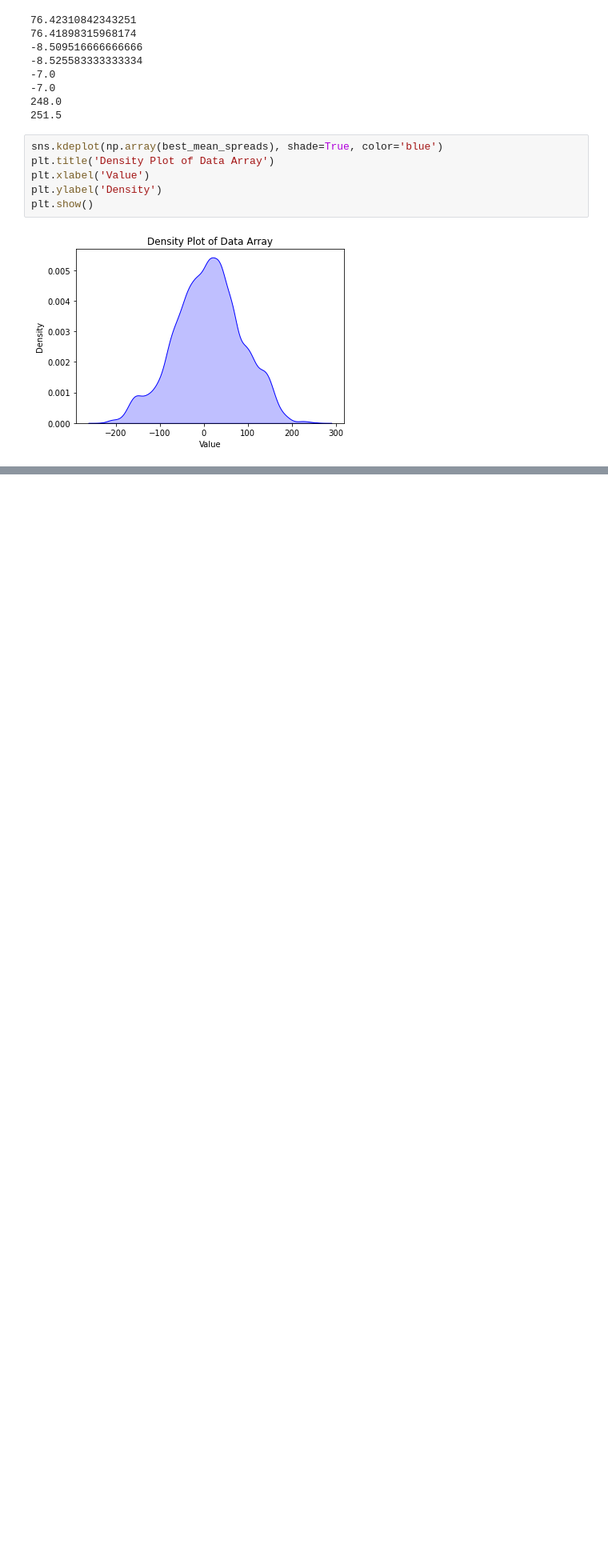
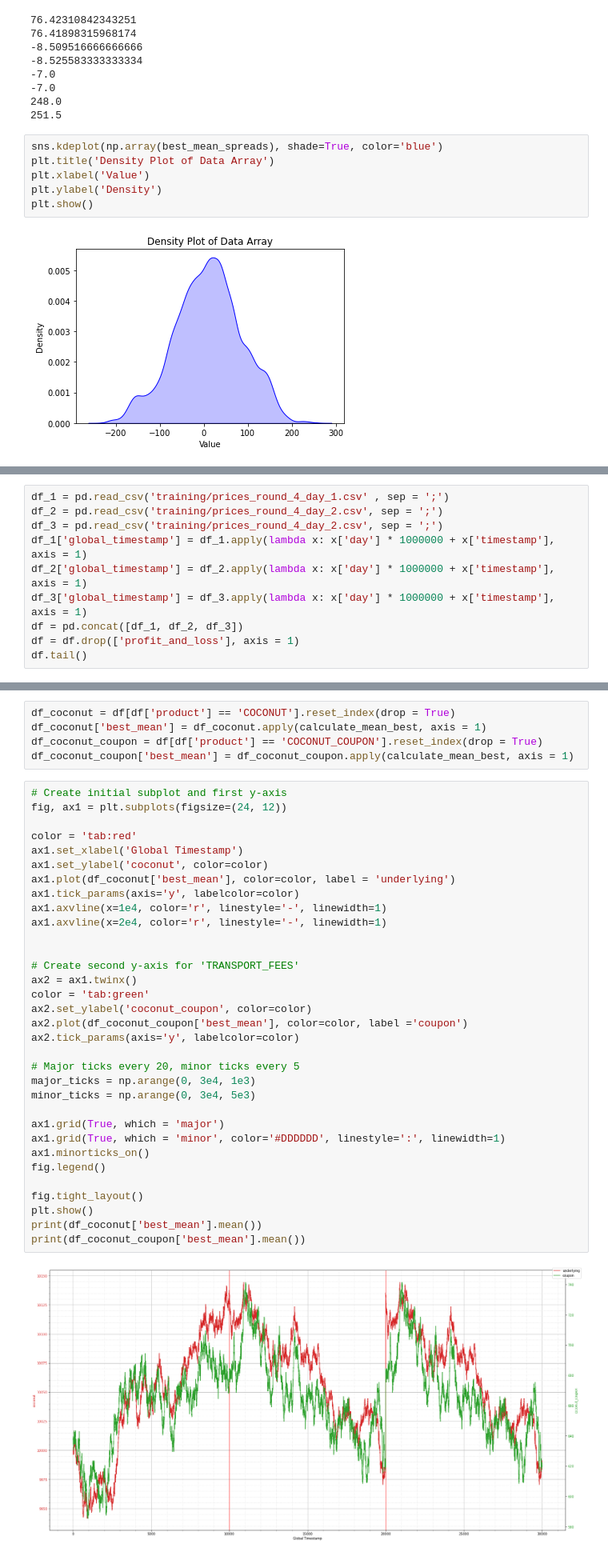
Before and after one commit to WiJoWill/IMC2024Will, a Jupyter notebook: data_analysis.ipynb, the cells around one changed output, grey strips where cells are left out. Shown at 80% size. Saved outputs shown, nothing was run; the diff lists cells and outputs as text; blank space fills up the shorter version.

Commit message:
finish round 4

```diff
--- a/data_analysis.ipynb
+++ b/data_analysis.ipynb
@@ -1301,0 +1305,10 @@ plt.show()
+# %%
+df_1 = pd.read_csv('training/prices_round_4_day_1.csv' , sep = ';')
+df_2 = pd.read_csv('training/prices_round_4_day_2.csv', sep = ';')
+df_3 = pd.read_csv('training/prices_round_4_day_2.csv', sep = ';')
+df_1['global_timestamp'] = df_1.apply(lambda x: x['day'] * 1000000 + x['timestamp'], axis = 1)
+df_2['global_timestamp'] = df_2.apply(lambda x: x['day'] * 1000000 + x['timestamp'], axis = 1)
+df_3['global_timestamp'] = df_3.apply(lambda x: x['day'] * 1000000 + x['timestamp'], axis = 1)
+df = pd.concat([df_1, df_2, df_3])
+df = df.drop(['profit_and_loss'], axis = 1)
+df.tail()
@@ -1301,0 +1322,40 @@ plt.show()
+# %%
+df_coconut = df[df['product'] == 'COCONUT'].reset_index(drop = True)
+df_coconut['best_mean'] = df_coconut.apply(calculate_mean_best, axis = 1)
+df_coconut_coupon = df[df['product'] == 'COCONUT_COUPON'].reset_index(drop = True)
+df_coconut_coupon['best_mean'] = df_coconut_coupon.apply(calculate_mean_best, axis = 1)
+# %%
+# Create initial subplot and first y-axis
+fig, ax1 = plt.subplots(figsize=(24, 12))
+
+color = 'tab:red'
+ax1.set_xlabel('Global Timestamp')
+ax1.set_ylabel('coconut', color=color)
+ax1.plot(df_coconut['best_mean'], color=color, label = 'underlying')
+ax1.tick_params(axis='y', labelcolor=color)
+ax1.axvline(x=1e4, color='r', linestyle='-', linewidth=1)
+ax1.axvline(x=2e4, color='r', linestyle='-', linewidth=1)
+
+
+# Create second y-axis for 'TRANSPORT_FEES'
+ax2 = ax1.twinx()
+color = 'tab:green'
+ax2.set_ylabel('coconut_coupon', color=color)
+ax2.plot(df_coconut_coupon['best_mean'], color=color, label ='coupon')
+ax2.tick_params(axis='y', labelcolor=color)
+
+# Major ticks every 20, minor ticks every 5
+major_ticks = np.arange(0, 3e4, 1e3)
+minor_ticks = np.arange(0, 3e4, 5e3)
+
+ax1.grid(True, which = 'major')
+ax1.grid(True, which = 'minor', color='#DDDDDD', linestyle=':', linewidth=1)
+ax1.minorticks_on()
+fig.legend()
+
+fig.tight_layout()
+plt.show()
+print(df_coconut['best_mean'].mean())
+print(df_coconut_coupon['best_mean'].mean())
+# %% [output]
+[figure, added]
```
Also changed, not shown: parts of 10 cells of this notebook, 28 other files.
